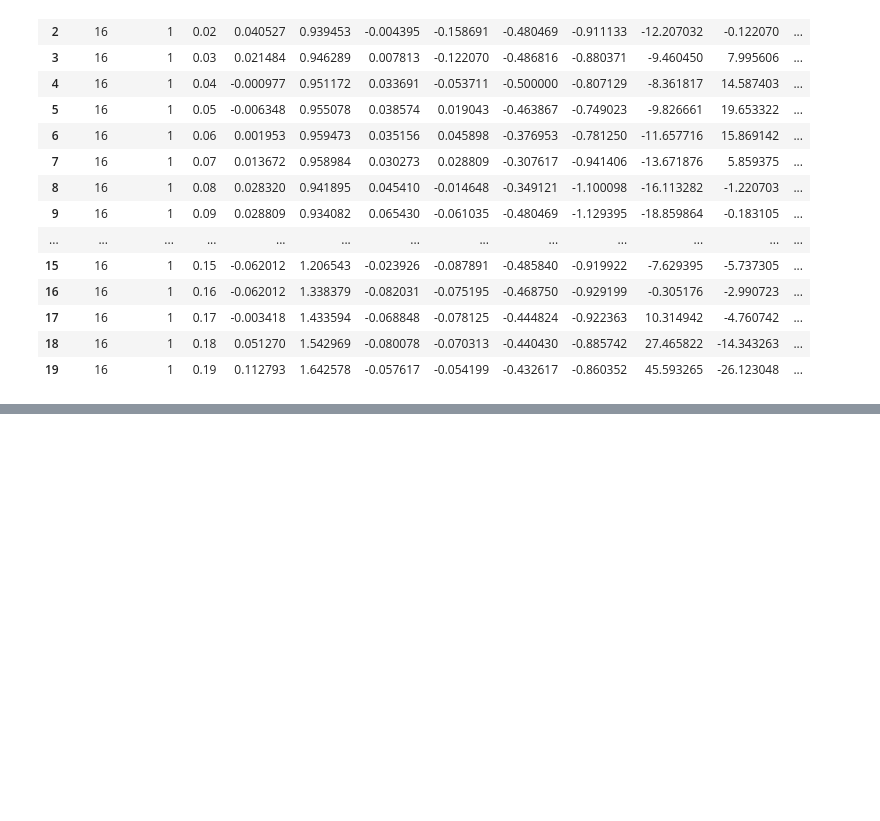
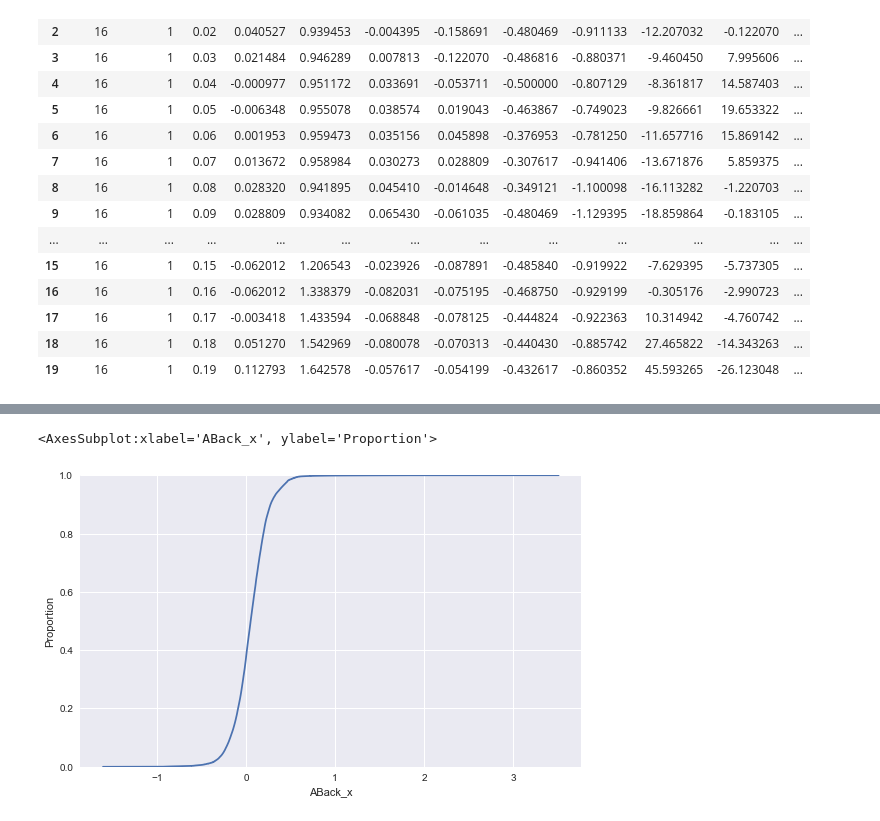
Before and after one commit to web-d-jun/python-ml, a Jupyter notebook: src/kaggle/01.ipynb, the cells around one changed output, grey strips where cells are left out. Saved outputs shown, nothing was run; the diff lists cells and outputs as text; code cells hidden in the pictures; blank space fills up the shorter version.

```diff
--- a/src/kaggle/01.ipynb
+++ b/src/kaggle/01.ipynb
@@ -96,0 +242,7 @@ data.head(20)
+# %%
+plt.style.use('seaborn')
+plt.figure(figsize=(8, 5))
+sns.ecdfplot(data=data['ABack_x'].rolling(200).mean())
+# %% [output]
+<AxesSubplot:xlabel='ABack_x', ylabel='Proportion'>
+[figure, added]
```
Also changed, not shown: parts of 14 cells of this notebook.
